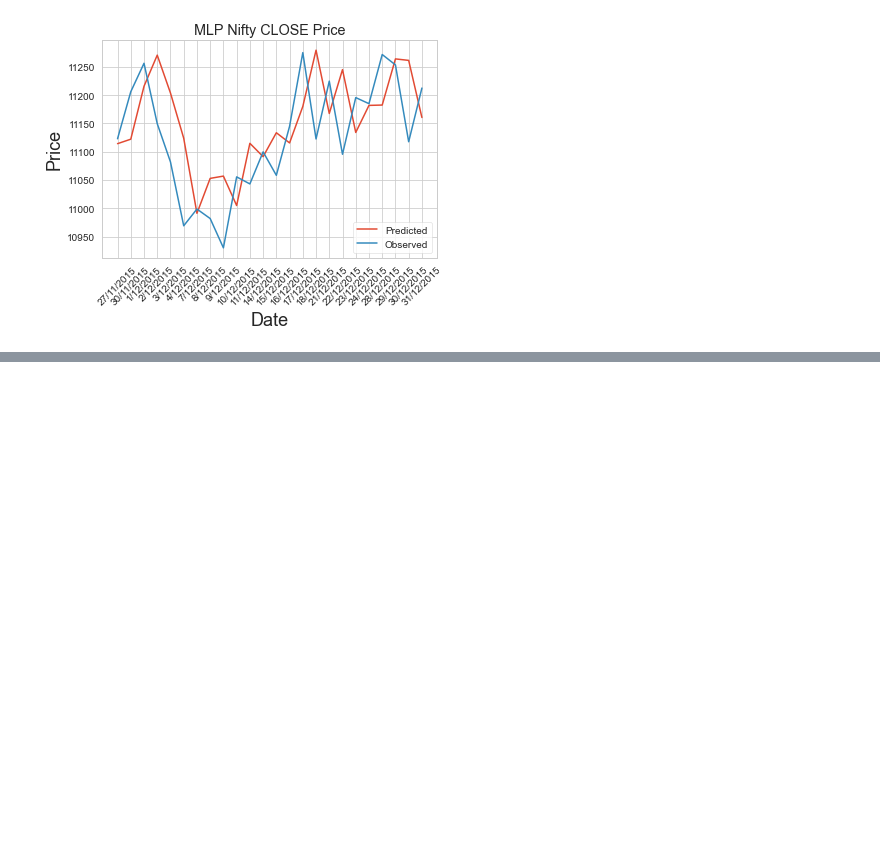
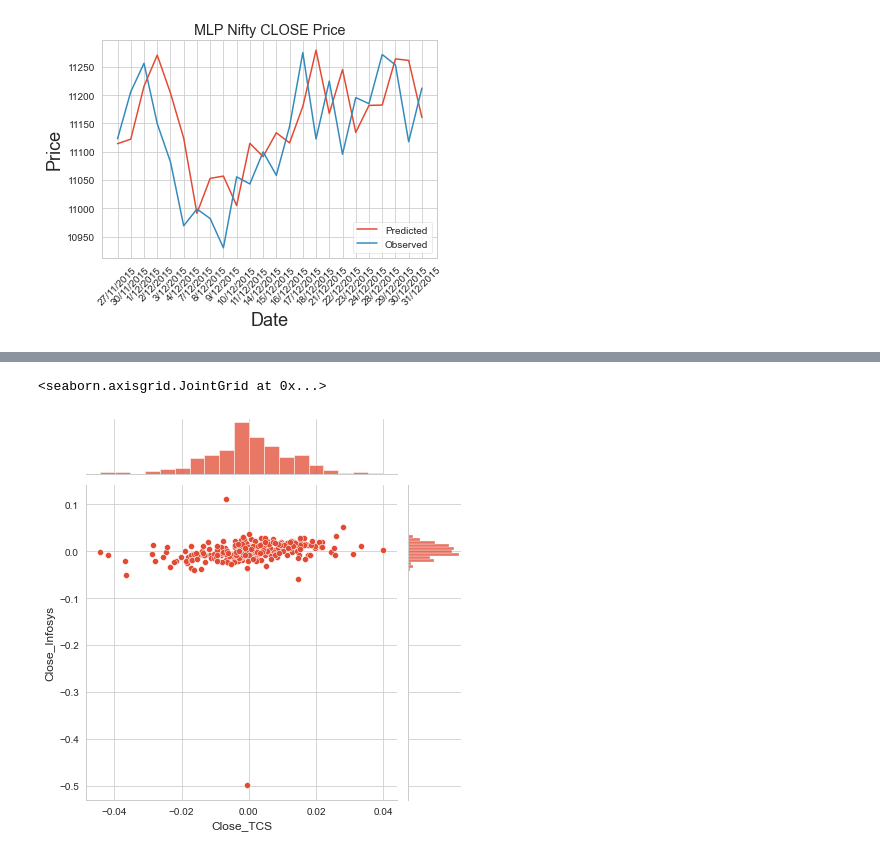
Before and after one commit to kaushalmacwan/forecasting, a Jupyter notebook: Final Thesis Part1.ipynb, the cells around one changed output, grey strips where cells are left out. Saved outputs shown, nothing was run; the diff lists cells and outputs as text; code cells hidden in the pictures; blank space fills up the shorter version.

```diff
--- a/Final Thesis Part1.ipynb
+++ b/Final Thesis Part1.ipynb
@@ -2817,0 +2871,5 @@ Text(0.5, 1.0, 'MLP Nifty CLOSE Price')
+# %%
+sns.jointplot(x='Close_TCS', y='Close_Infosys', data=tech_rets, kind='scatter')
+# %% [output]
+<seaborn.axisgrid.JointGrid at 0x...>
+[figure, added]
```
Also changed, not shown: parts of 15 cells of this notebook.
